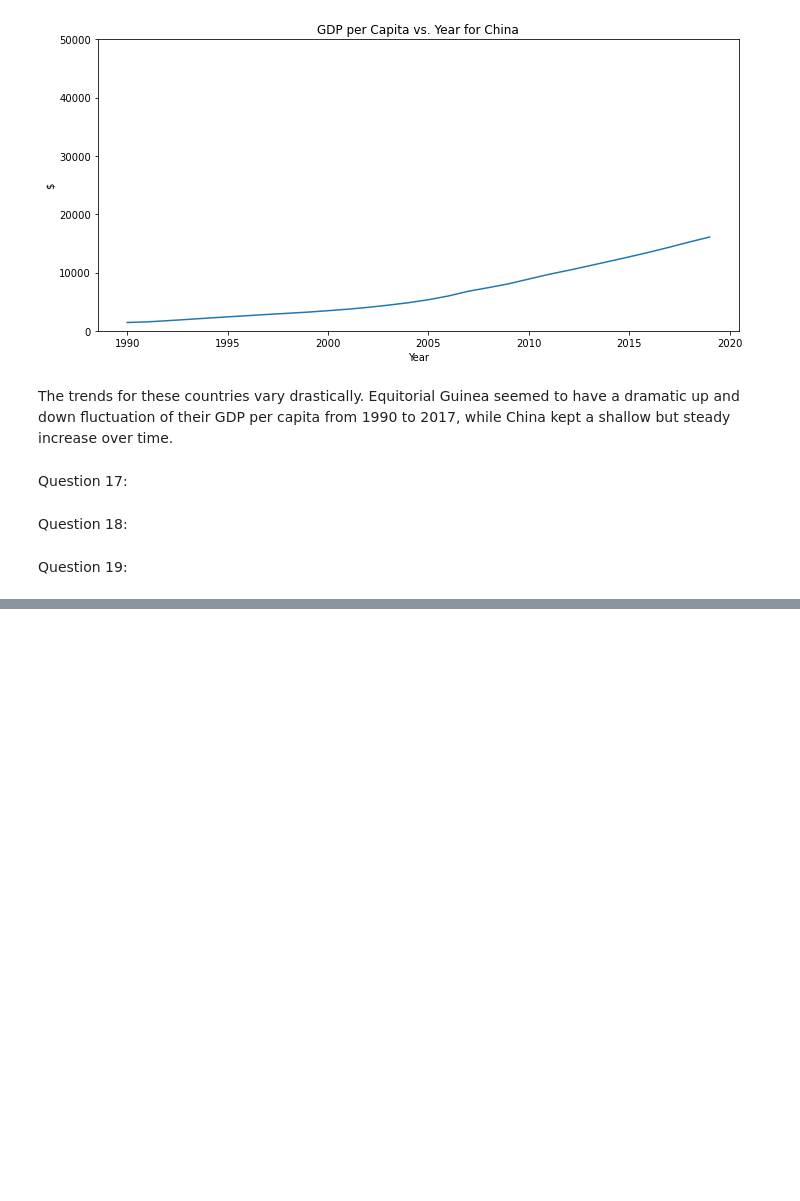
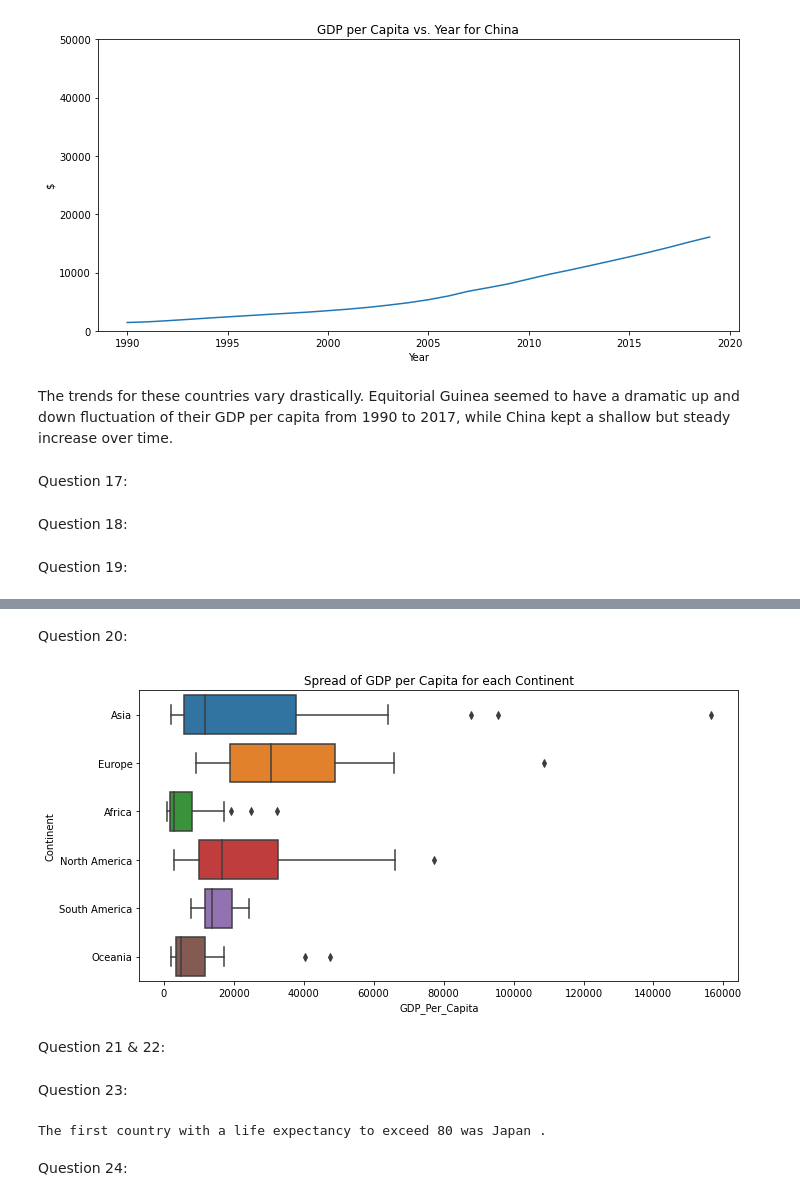
Before and after one commit to nss-data-science-cohort-6/un_data_question-jmayf123, a Jupyter notebook: notebooks/UN_Data_Exploration.ipynb, the cells around one changed output, grey strips where cells are left out. Saved outputs shown, nothing was run; the diff lists cells and outputs as text; code cells hidden in the pictures; blank space fills up the shorter version.

```diff
--- a/notebooks/UN_Data_Exploration.ipynb
+++ b/notebooks/UN_Data_Exploration.ipynb
@@ -234,0 +254,12 @@ Question 19:
+# %% [markdown]
+Question 20:
+# %%
+continents_gdp_2014 = gdp_df[gdp_df['Year'] == 2014]
+
+sns.boxplot(data=continents_gdp_2014, x='GDP_Per_Capita', y='Continent' )
+plt.title('Spread of GDP per Capita for each Continent')
+plt.show()
+# %% [output]
+[figure, added]
+# %% [markdown]
+Question 21 & 22:
@@ -234,0 +273,14 @@ Question 19:
+# %% [markdown]
+Question 23:
+# %%
+#First Country with lE > 80 yrs old, find the earliest year to hit 80
+life_expectancy_over_80 = (
+                            life_expectancy
+                            [life_expectancy['Life_Expectancy'] > 80]
+                            .sort_values(['Year'])
+                            )
+print('The first country with a life expectancy to exceed 80 was', life_expectancy_over_80['Country'].iloc[0],'.')
+# %% [output]
+The first country with a life expectancy to exceed 80 was Japan .
+# %% [markdown]
+Question 24:
```
Also changed, not shown: parts of 10 cells of this notebook, 1 other file.
